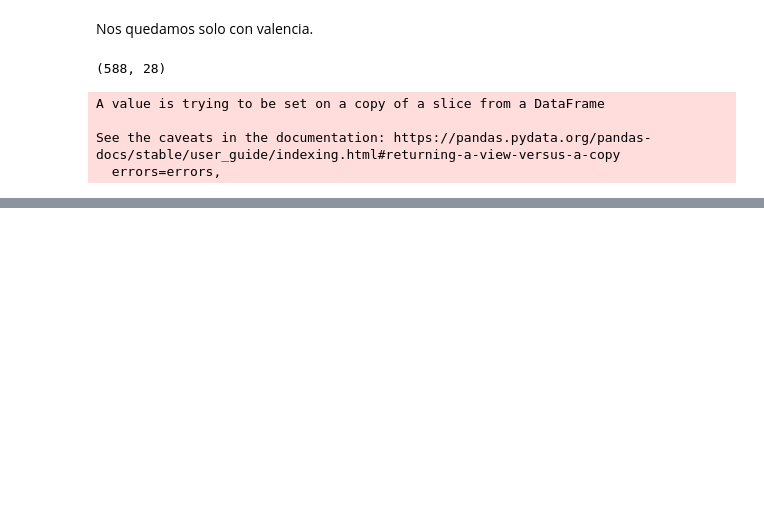
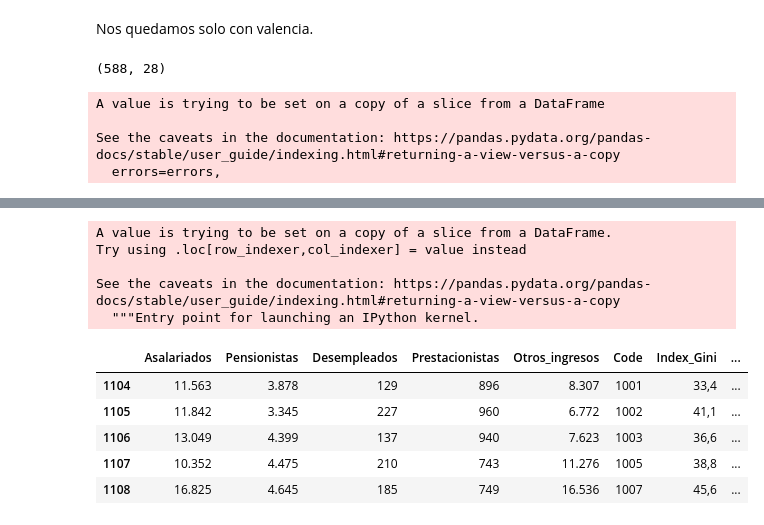
Before and after one commit to fbponz/tfm-jeff, a Jupyter notebook: datasets/data/Clean_data_and_create_dataset.ipynb, the cells around one changed output, grey strips where cells are left out. Drawn from its saved outputs; the diff is of its cells as text; code cells hidden in the pictures; blank space fills up the shorter version.

```diff
--- a/datasets/data/Clean_data_and_create_dataset.ipynb
+++ b/datasets/data/Clean_data_and_create_dataset.ipynb
@@ -166,3 +166,20 @@ dataset_valencia.head()
 | 1106 | 13.049 | 4.399 | 137 | 940 | 7.623 | 4625001003 | 36,6 | ... |
 | 1107 | 10.352 | 4.475 | 210 | 743 | 11.276 | 4625001005 | 38,8 | ... |
 | 1108 | 16.825 | 4.645 | 185 | 749 | 16.536 | 4625001007 | 45,6 | ... |
+# %%
+dataset_valencia['Code'] = dataset_valencia['Code'] - 4625000000
+# %% [output]
+A value is trying to be set on a copy of a slice from a DataFrame.
+Try using .loc[row_indexer,col_indexer] = value instead
+
+See the caveats in the documentation: https://pandas.pydata.org/pandas-docs/stable/user_guide/indexing.html#returning-a-view-versus-a-copy
+  """Entry point for launching an IPython kernel.
+# %%
+dataset_valencia.head()
+# %% [output]
+|  | Asalariados | Pensionistas | Desempleados | Prestacionistas | Otros_ingresos | Code | Index_Gini | ... |
+| 1104 | 11.563 | 3.878 | 129 | 896 | 8.307 | 1001 | 33,4 | ... |
+| 1105 | 11.842 | 3.345 | 227 | 960 | 6.772 | 1002 | 41,1 | ... |
+| 1106 | 13.049 | 4.399 | 137 | 940 | 7.623 | 1003 | 36,6 | ... |
+| 1107 | 10.352 | 4.475 | 210 | 743 | 11.276 | 1005 | 38,8 | ... |
+| 1108 | 16.825 | 4.645 | 185 | 749 | 16.536 | 1007 | 45,6 | ... |
```
Also changed, not shown: parts of 3 cells of this notebook, 1 other file.
